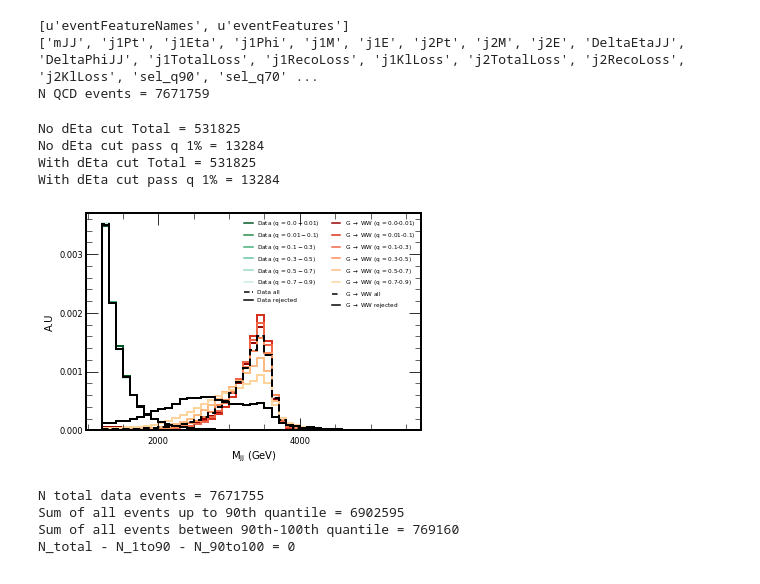
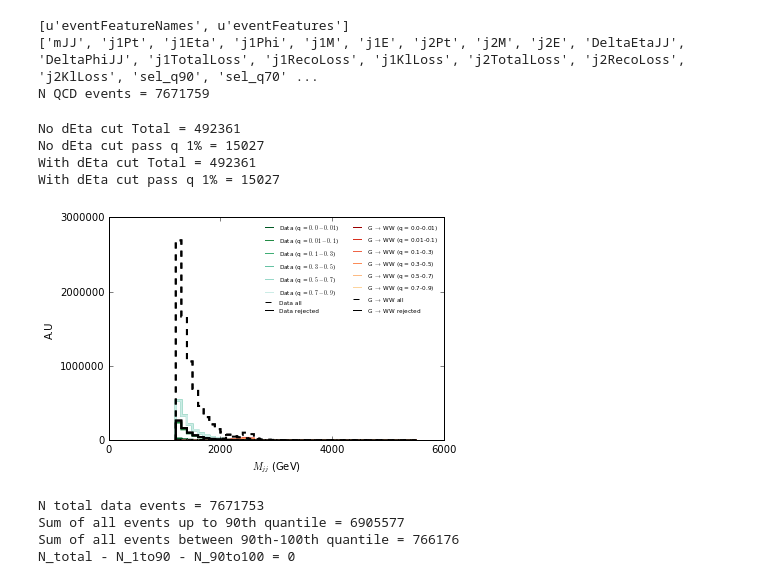
Before and after one commit to mpp-hep/gof_tests, a Jupyter notebook: gof.ipynb, the cells around one changed output. Drawn from its saved outputs; the diff is of its cells as text; code cells hidden in the pictures.

```diff
--- a/gof.ipynb
+++ b/gof.ipynb
@@ -66,8 +66,8 @@ min_bin = bin_edges[0]
 
 # Signal strengths to inject for statistical test
 # Define some signal parameters
-MX = 3500. #Signal mass in units of GeV
-sig_inj_vals = [0,0.1, 1, 2,5,10] #These correspond to xsecs of 0fb(used for GOF w.o signal), 1fb, 10fb, 20fb, 50fb, 100fb
+MX = 2500. #Signal mass in units of GeV
+sig_inj_vals = [10]#[0,0.1, 1, 2,5,10] #These correspond to xsecs of 0fb(used for GOF w.o signal), 1fb, 10fb, 20fb, 50fb, 100fb
 
 # Where to save data histograms and workspace+datacards
 
@@ -90,10 +90,12 @@ Scale signal with 0.000526567460168
  4800. 4900. 5000. 5100. 5200. 5300. 5400. 5500.]
 # %%
 #  Get the total, accepted and rejected events for signal and data
-path = '/eos/project/d/dshep/TOPCLASS/DijetAnomaly/VAE_results/run_113/sig_GtoWW35naReco/xsec_0/'
+mG = str(MX)[0]
+xsec_str = '100'
+path = '/eos/project/d/dshep/TOPCLASS/DijetAnomaly/VAE_results/run_113/sig_GtoWW'+mG+'5naReco/xsec_'+xsec_str+'/loss_rk5_05/'
 
 f_qcd = h5py.File(path+'qcd_sqrtshatTeV_13TeV_PU40_NEW_ALL_Test_reco.h5', 'r')
-f_sig = h5py.File(path+'RSGraviton_WW_NARROW_13TeV_PU40_3.5TeV_reco.h5', 'r')
+f_sig = h5py.File(path+'RSGraviton_WW_NARROW_13TeV_PU40_'+mG+'.5TeV_reco.h5', 'r')
 
 print(f_qcd.keys())
 print(list(f_qcd.get("eventFeatureNames")))
@@ -128,10 +130,10 @@ sig_tot = sig_tot[abs(sig_tot[:,deta_idx]) < 1.40]
 print('With dEta cut Total = {}'.format(sig_tot.shape[0]))
 print('With dEta cut pass q 1% = {}'.format(sig_tot[sig_tot[:,columns[0.01]] == 1].shape[0]))
 # %% [output]
-No dEta cut Total = 531825
-No dEta cut pass q 1% = 13284
-With dEta cut Total = 531825
-With dEta cut pass q 1% = 13284
+No dEta cut Total = 492361
+No dEta cut pass q 1% = 15027
+With dEta cut Total = 492361
+With dEta cut pass q 1% = 15027
 # %%
 # Define the different dijet invariant mass datasets (total, orthogonal quantiles)
 datas_qcd_acc = {}
@@ -165,40 +167,40 @@ for key in sorted(columns.keys()):
 # %%
 #Some quick control plots to check shapes
 
 from matplotlib.lines import Line2D
 
 fig, ax = plt.subplots()
 
 for i,key in enumerate(sorted(datas_qcd_acc.keys())):
     if i > 0:
         lower_bound = sorted(datas_qcd_acc.keys())[i-1]
     else:
        lower_bound = 0.0
-    plt.hist(datas_qcd_acc[key],bins=bin_edges,label=r'Data (q = ${}-{}$)'.format(lower_bound,key),histtype='step', linewidth=2, facecolor='none', edgecolor=bcol[i],fill=True,density=True)
-plt.hist(qcd_all,bins=bin_edges,label=r'Data all',histtype='step', linewidth=2,linestyle="dashed",  facecolor='none', edgecolor='Black',fill=True,density=True)
-plt.hist(qcd_template,bins=bin_edges,label=r'Data rejected',histtype='step', linewidth=2, facecolor='none', edgecolor='Black',fill=True,density=True)
+    plt.hist(datas_qcd_acc[key],bins=bin_edges,label=r'Data (q = ${}-{}$)'.format(lower_bound,key),histtype='step', linewidth=2, facecolor='none', edgecolor=bcol[i],fill=True)
+plt.hist(qcd_all,bins=bin_edges,label=r'Data all',histtype='step', linewidth=2,linestyle="dashed",  facecolor='none', edgecolor='Black',fill=True)
+plt.hist(qcd_template,bins=bin_edges,label=r'Data rejected',histtype='step', linewidth=2, facecolor='none', edgecolor='Black',fill=True)
 
 for i,key in enumerate(sorted(datas_sig_acc.keys())):
     if i > 0:
         lower_bound = sorted(datas_sig_acc.keys())[i-1]
     else:
        lower_bound = 0.0
-    plt.hist(datas_sig_acc[key],bins=bin_edges,label=r'G $\rightarrow$ WW (q = {}-{})'.format(lower_bound,key),histtype='step', linewidth=2, facecolor='none', edgecolor=scol[i],fill=True,density=True)
+    plt.hist(datas_sig_acc[key],bins=bin_edges,label=r'G $\rightarrow$ WW (q = {}-{})'.format(lower_bound,key),histtype='step', linewidth=2, facecolor='none', edgecolor=scol[i],fill=True)
 
-plt.hist(sig_all,bins=bin_edges,label=r'G $\rightarrow$ WW all',histtype='step', linewidth=2,linestyle="dashed",  facecolor='none', edgecolor='Black',fill=True,density=True)
-plt.hist(sig_template,bins=bin_edges,label=r'G $\rightarrow$ WW rejected',histtype='step', linewidth=2, facecolor='none', edgecolor='Black',fill=True,density=True)
-plt.hist(qcd_all,bins=bin_edges,histtype='step', linewidth=2,linestyle="dashed",  facecolor='none', edgecolor='Black',fill=True,density=True)
-plt.hist(qcd_template,bins=bin_edges,histtype='step', linewidth=2, facecolor='none', edgecolor='Black',fill=True,density=True)
+plt.hist(sig_all,bins=bin_edges,label=r'G $\rightarrow$ WW all',histtype='step', linewidth=2,linestyle="dashed",  facecolor='none', edgecolor='Black',fill=True)
+plt.hist(sig_template,bins=bin_edges,label=r'G $\rightarrow$ WW rejected',histtype='step', linewidth=2, facecolor='none', edgecolor='Black',fill=True)
+plt.hist(qcd_all,bins=bin_edges,histtype='step', linewidth=2,linestyle="dashed",  facecolor='none', edgecolor='Black',fill=True)
+plt.hist(qcd_template,bins=bin_edges,histtype='step', linewidth=2, facecolor='none', edgecolor='Black',fill=True)
 
 handles, labels = ax.get_legend_handles_labels()
 new_handles = [Line2D([], [], c=h.get_edgecolor(),linestyle=h.get_linestyle()) for h in handles]
 plt.ylabel('A.U')
 plt.xlabel(u'$M_{jj}$ (GeV)')
 plt.locator_params(nbins=4)
 plt.legend(handles=new_handles, labels=labels,loc='best',frameon=False, ncol=2,fontsize='xx-small')
 plt.savefig('signal_shapes_nolog.pdf')
 # %% [output]
-[figure, old version]
+[figure, new version]
 # %%
 # Sanity checks
 
@@ -211,9 +213,9 @@ print('Sum of all events up to 90th quantile = {}'.format(sum_quantiles))
 print('Sum of all events between 90th-100th quantile = {}'.format(qcd_template.shape[0]))
 print('N_total - N_1to90 - N_90to100 = {}'.format(qcd_tot.shape[0]-sum_quantiles-qcd_template.shape[0]))
 # %% [output]
-N total data events = 7671755
-Sum of all events up to 90th quantile = 6902595
-Sum of all events between 90th-100th quantile = 769160
+N total data events = 7671753
+Sum of all events up to 90th quantile = 6905577
+Sum of all events between 90th-100th quantile = 766176
 N_total - N_1to90 - N_90to100 = 0
 # %%
 # Fill histograms using dijet binning and proper lumi scaling.
```
Also changed, not shown: parts of 9 cells of this notebook, 2 other files.
